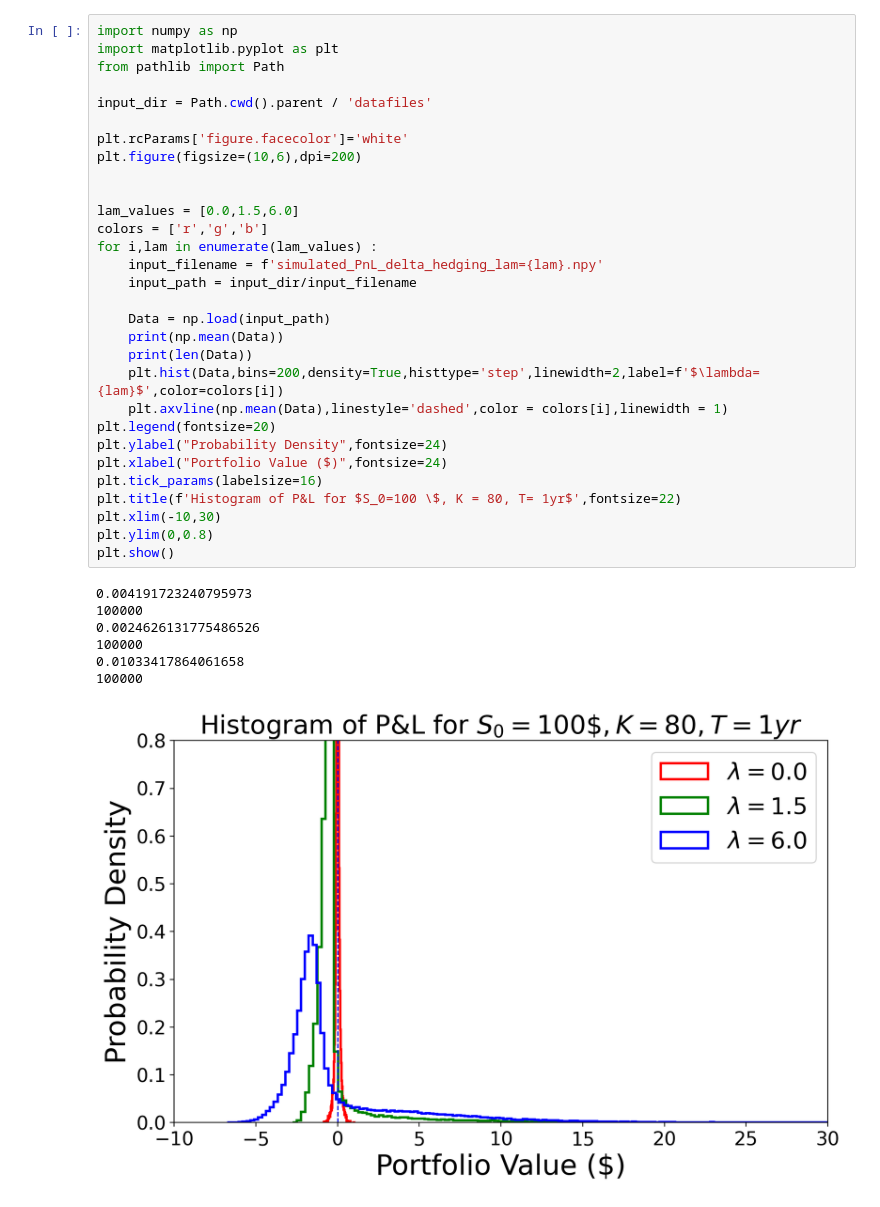
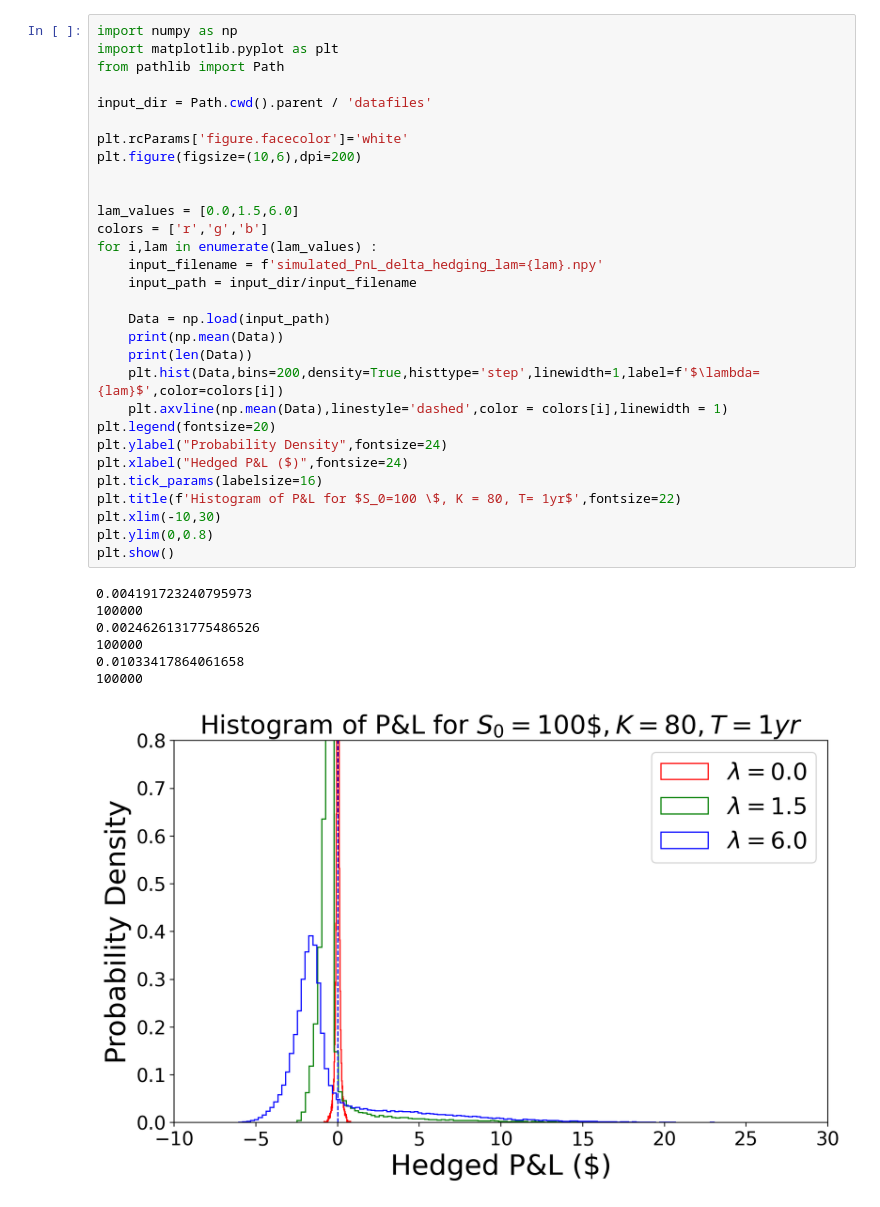
Before and after one commit to gautamhegde001/Kou_Model_Project, a Jupyter notebook: Data_Analysis/Analyzing_PnL.ipynb, the cells around one changed output. Saved outputs shown, nothing was run; the diff lists cells and outputs as text.

```diff
--- a/Data_Analysis/Analyzing_PnL.ipynb
+++ b/Data_Analysis/Analyzing_PnL.ipynb
@@ -6,33 +6,33 @@ from pathlib import Path
 input_dir = Path.cwd().parent / 'datafiles'
 
 plt.rcParams['figure.facecolor']='white'
 plt.figure(figsize=(10,6),dpi=200)
 
 
 lam_values = [0.0,1.5,6.0]
 colors = ['r','g','b']
 for i,lam in enumerate(lam_values) :
     input_filename = f'simulated_PnL_delta_hedging_lam={lam}.npy'
     input_path = input_dir/input_filename
 
     Data = np.load(input_path)
     print(np.mean(Data))
     print(len(Data))
-    plt.hist(Data,bins=200,density=True,histtype='step',linewidth=2,label=f'$\lambda={lam}$',color=colors[i])
+    plt.hist(Data,bins=200,density=True,histtype='step',linewidth=1,label=f'$\lambda={lam}$',color=colors[i])
     plt.axvline(np.mean(Data),linestyle='dashed',color = colors[i],linewidth = 1)
 plt.legend(fontsize=20)
 plt.ylabel("Probability Density",fontsize=24)
-plt.xlabel("Portfolio Value ($)",fontsize=24)
+plt.xlabel("Hedged P&L ($)",fontsize=24)
 plt.tick_params(labelsize=16)
 plt.title(f'Histogram of P&L for $S_0=100 \$, K = 80, T= 1yr$',fontsize=22)
 plt.xlim(-10,30)
 plt.ylim(0,0.8)
 plt.show()
 # %% [output]
 0.004191723240795973
 100000
 0.0024626131775486526
 100000
 0.01033417864061658
 100000
-[figure, old version]
+[figure, new version]
```
Also changed, not shown: 5 other files.
